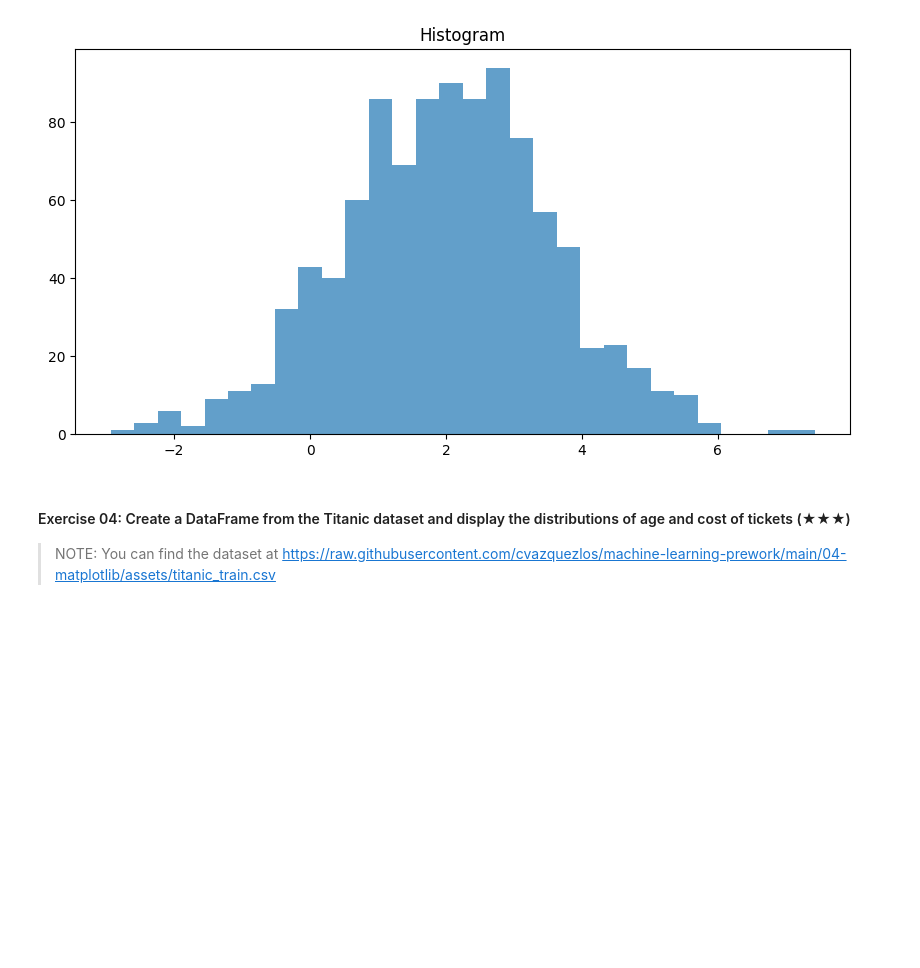
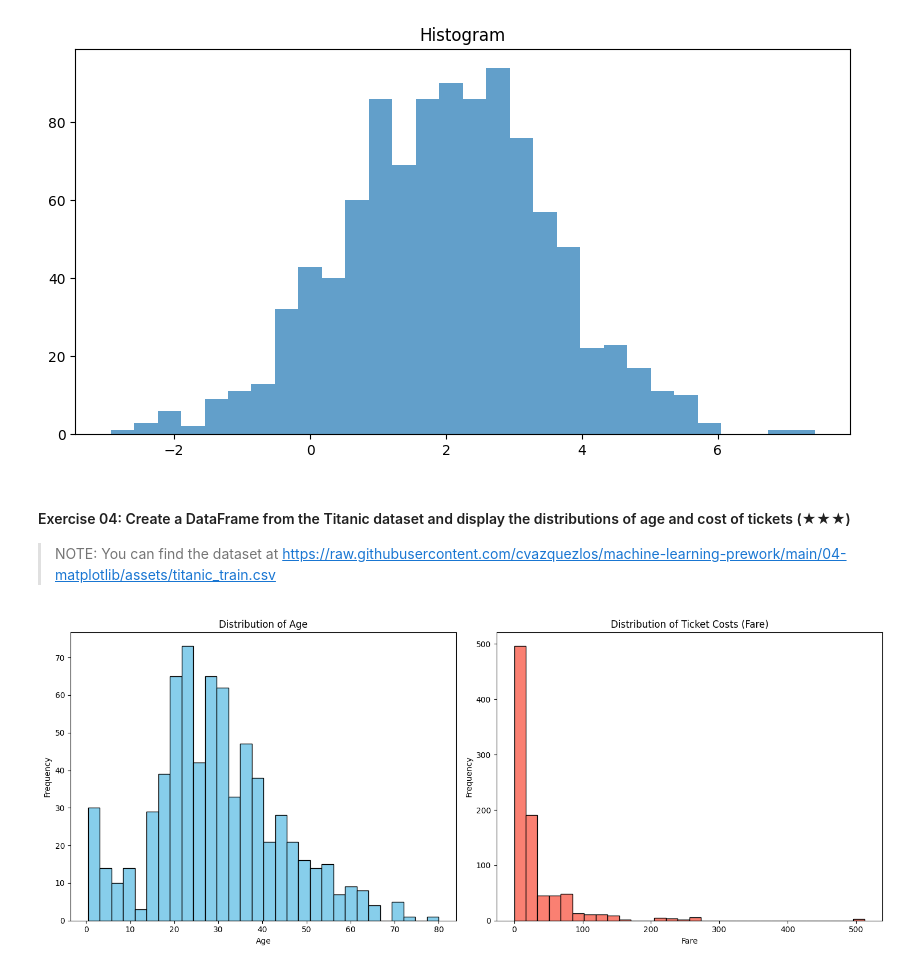
Before and after one commit to vdd11/machine-learning-prework, a Jupyter notebook: 04-matplotlib/04.1-Intro-to-Matplotlib.ipynb, the cells around one changed output. Drawn from its saved outputs; the diff is of its cells as text; code cells hidden in the pictures; blank space fills up the shorter version.

```diff
--- a/04-matplotlib/04.1-Intro-to-Matplotlib.ipynb
+++ b/04-matplotlib/04.1-Intro-to-Matplotlib.ipynb
@@ -167,3 +167,27 @@ plt.show()
 #### Exercise 04: Create a DataFrame from the Titanic dataset and display the distributions of age and cost of tickets (★★★)
 
 > NOTE: You can find the dataset at https://raw.githubusercontent.com/cvazquezlos/machine-learning-prework/main/04-matplotlib/assets/titanic_train.csv
+# %%
+import pandas as pd
+import matplotlib.pyplot as plt
+df = pd.read_csv("https://raw.githubusercontent.com/cvazquezlos/machine-learning-prework/main/04-matplotlib/assets/titanic_train.csv")
+
+# 2. Create a figure with two subplots (1 row, 2 columns)
+fig, (ax1, ax2) = plt.subplots(1, 2, figsize=(15, 6))
+
+# 3. Plot the distribution of Age
+ax1.hist(df['Age'].dropna(), bins=30, color='skyblue', edgecolor='black')
+ax1.set_title('Distribution of Age')
+ax1.set_xlabel('Age')
+ax1.set_ylabel('Frequency')
+
+# 4. Plot the distribution of Ticket Cost (Fare)
+ax2.hist(df['Fare'], bins=30, color='salmon', edgecolor='black')
+ax2.set_title('Distribution of Ticket Costs (Fare)')
+ax2.set_xlabel('Fare')
+ax2.set_ylabel('Frequency')
+
+plt.tight_layout()
+plt.show()
+# %% [output]
+[figure, added]
```
